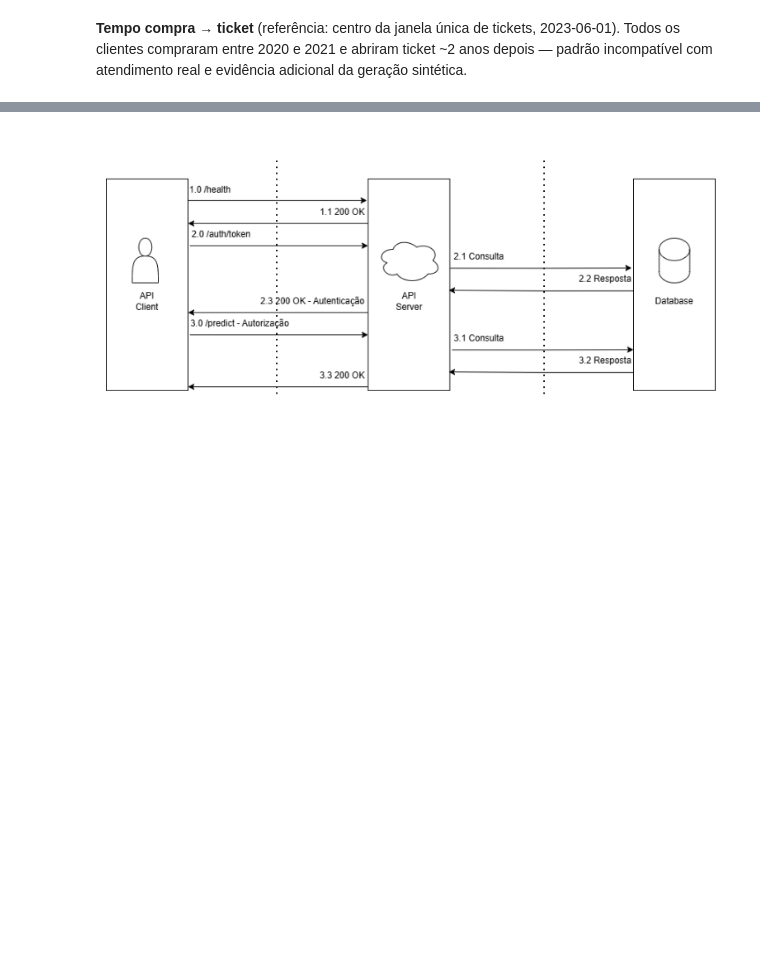
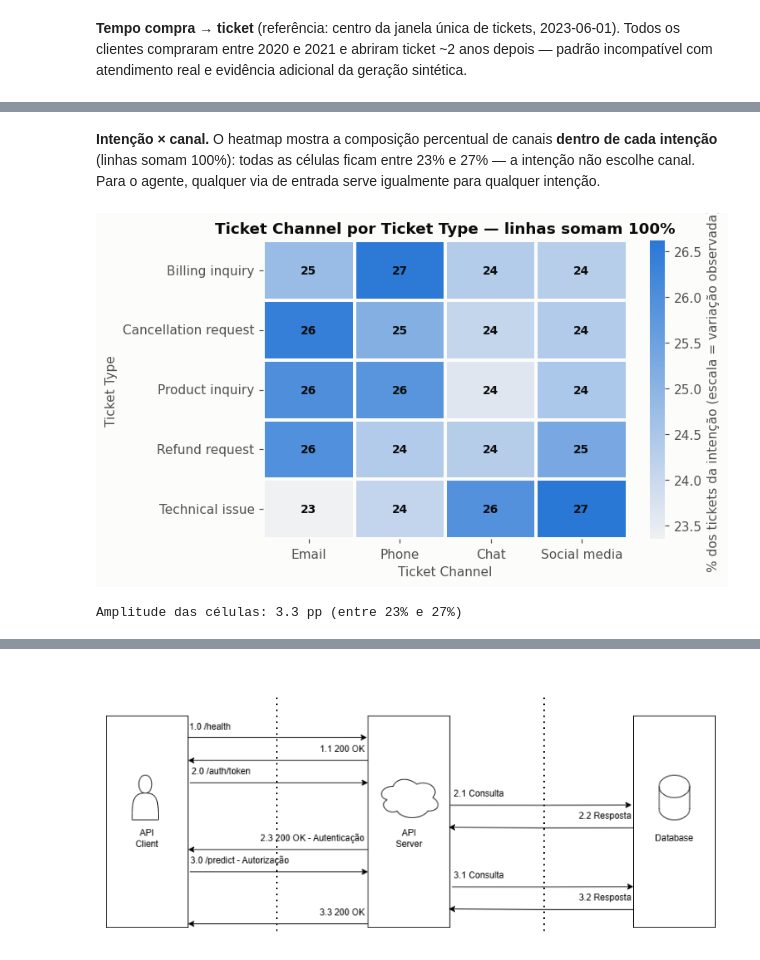
Before and after one commit to renefranciscofs/diego_rene_yuri_william, a Jupyter notebook: eda/eda.ipynb, the cells around one changed output, grey strips where cells are left out. Saved outputs shown, nothing was run; the diff lists cells and outputs as text; code cells hidden in the pictures; blank space fills up the shorter version.

```diff
--- a/eda/eda.ipynb
+++ b/eda/eda.ipynb
@@ -605,0 +662,31 @@ Tempo compra→ticket: min 17 | mediana 29 | max 41 meses
+# %% [markdown]
+**Intenção × canal.** O heatmap mostra a composição percentual de canais **dentro de cada
+intenção** (linhas somam 100%): todas as células ficam entre 23% e 27% — a intenção não escolhe
+canal. Para o agente, qualquer via de entrada serve igualmente para qualquer intenção.
+# %%
+tab = pd.crosstab(clean["Ticket Type"], clean["Ticket Channel"], normalize="index") * 100
+tab = tab[["Email", "Phone", "Chat", "Social media"]]
+
+fig, ax = plt.subplots(figsize=(7.0, 4.2))
+sns.heatmap(
+    tab,
+    annot=True,
+    fmt=".0f",
+    cmap=sns.light_palette(BLUE, as_cmap=True),  # sequencial: um hue, claro→escuro
+    cbar_kws={"label": "% dos tickets da intenção (escala = variação observada)"},
+    annot_kws={"color": INK, "fontsize": 9, "fontweight": "bold"},
+    linewidths=1.5,
+    linecolor=SURFACE,
+    ax=ax,
+)
+ax.set_title("Ticket Channel por Ticket Type — linhas somam 100%")
+ax.set_xlabel("Ticket Channel")
+ax.set_ylabel("Ticket Type")
+plt.tight_layout()
+plt.show()
+
+print(f"Amplitude das células: {tab.values.max() - tab.values.min():.1f} pp "
+      f"(entre {tab.values.min():.0f}% e {tab.values.max():.0f}%)")
+# %% [output]
+[figure, added]
+Amplitude das células: 3.3 pp (entre 23% e 27%)
```
Also changed, not shown: parts of 40 cells of this notebook, 3 other files.
